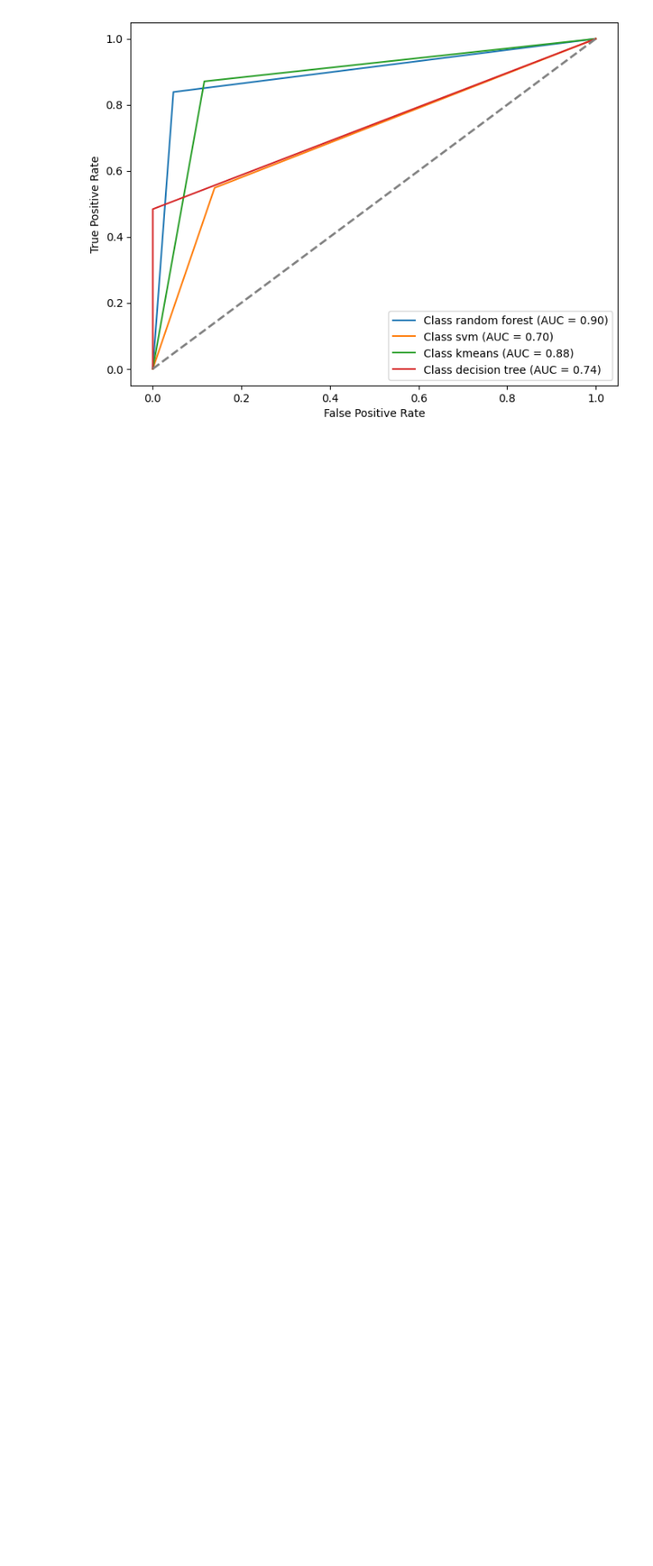
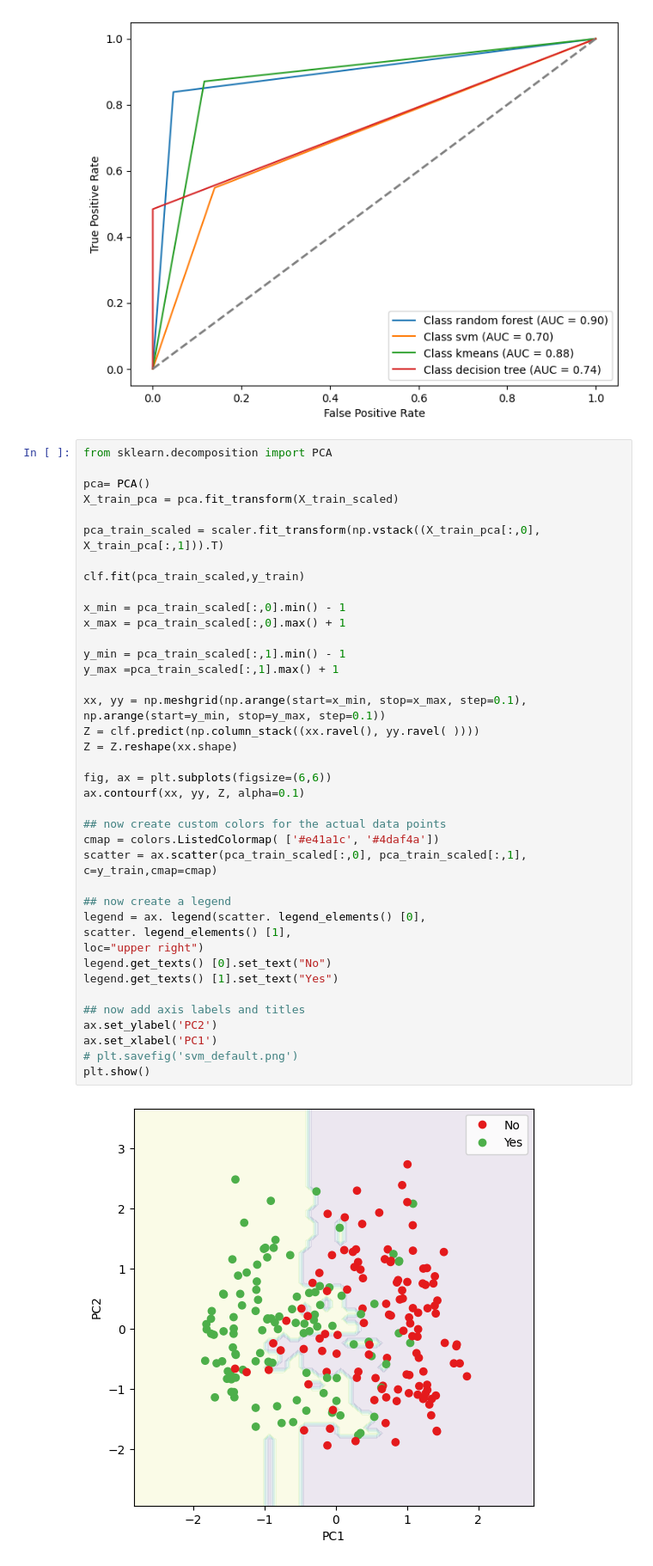
Before and after one commit to tohidnoori/Decision-tree-and-random-forest-ml-python, a Jupyter notebook: random-forest/random-forest-heart-disease.ipynb, the cells around one changed output. Shown at 86% size. Drawn from its saved outputs; the diff is of its cells as text; blank space fills up the shorter version.

```diff
--- a/random-forest/random-forest-heart-disease.ipynb
+++ b/random-forest/random-forest-heart-disease.ipynb
@@ -130,3 +131,45 @@ plt.legend(loc='lower right')
 plt.show()
 # %% [output]
 [figure]
+# %%
+from sklearn.decomposition import PCA
+
+pca= PCA()
+X_train_pca = pca.fit_transform(X_train_scaled)
+
+pca_train_scaled = scaler.fit_transform(np.vstack((X_train_pca[:,0], X_train_pca[:,1])).T)
+
+clf.fit(pca_train_scaled,y_train)
+
+x_min = pca_train_scaled[:,0].min() - 1
+x_max = pca_train_scaled[:,0].max() + 1
+
+y_min = pca_train_scaled[:,1].min() - 1
+y_max =pca_train_scaled[:,1].max() + 1
+
+xx, yy = np.meshgrid(np.arange(start=x_min, stop=x_max, step=0.1),
+np.arange(start=y_min, stop=y_max, step=0.1))
+Z = clf.predict(np.column_stack((xx.ravel(), yy.ravel( ))))
+Z = Z.reshape(xx.shape)
+
+fig, ax = plt.subplots(figsize=(6,6))
+ax.contourf(xx, yy, Z, alpha=0.1)
+
+## now create custom colors for the actual data points
+cmap = colors.ListedColormap( ['#e41a1c', '#4daf4a'])
+scatter = ax.scatter(pca_train_scaled[:,0], pca_train_scaled[:,1], c=y_train,cmap=cmap)
+
+## now create a legend
+legend = ax. legend(scatter. legend_elements() [0],
+scatter. legend_elements() [1],
+loc="upper right")
+legend.get_texts() [0].set_text("No")
+legend.get_texts() [1].set_text("Yes")
+
+## now add axis labels and titles
+ax.set_ylabel('PC2')
+ax.set_xlabel('PC1')
+# plt.savefig('svm_default.png')
+plt.show()
+# %% [output]
+[figure, added]
```
Also changed, not shown: parts of 1 cell of this notebook.
